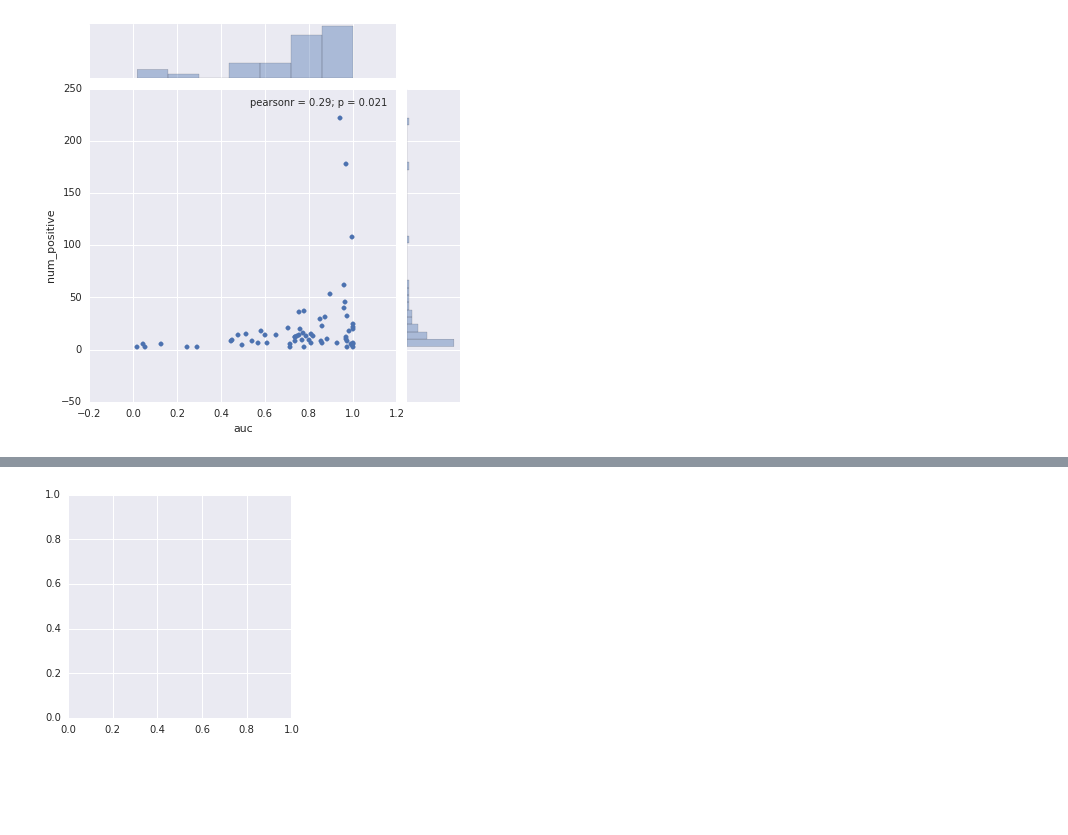
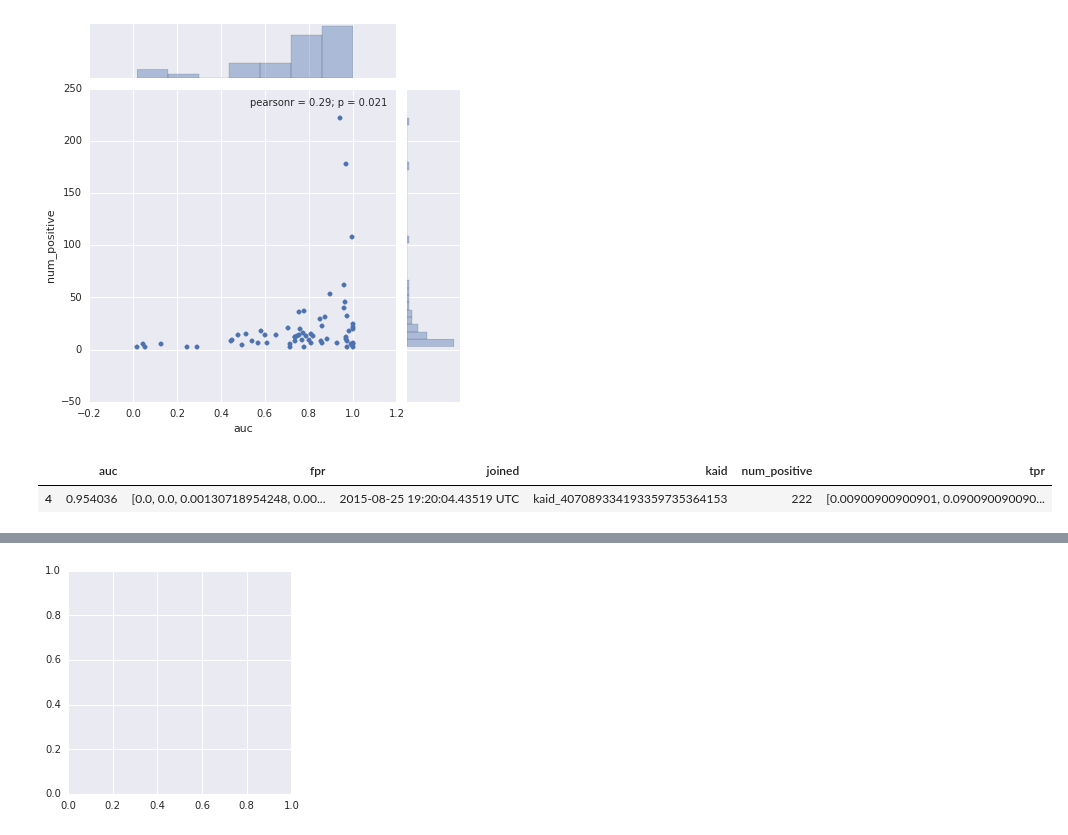
Before and after one commit to mthmn20/jupyterhub_bq, a Jupyter notebook: notebooks/recommendations/email_recs.ipynb, the cells around one changed output, grey strips where cells are left out. Saved outputs shown, nothing was run; the diff lists cells and outputs as text; code cells hidden in the pictures; blank space fills up the shorter version.

```diff
--- a/notebooks/recommendations/email_recs.ipynb
+++ b/notebooks/recommendations/email_recs.ipynb
@@ -279,3 +279,8 @@ sns.jointplot("auc", "num_positive", summary_df)
 # %% [output]
 <seaborn.axisgrid.JointGrid at 0x...>
 [figure]
+# %%
+row
+# %% [output]
+|  | auc | fpr | joined | kaid | num_positive | tpr |
+| 4 | 0.954036 | [0.0, 0.0, 0.00130718954248, 0.00... | 2015-08-25 19:20:04.43519 UTC | kaid_407089334193359735364153 | 222 | [0.00900900900901, 0.090090090090... |
```
Also changed, not shown: parts of 2 cells of this notebook.
